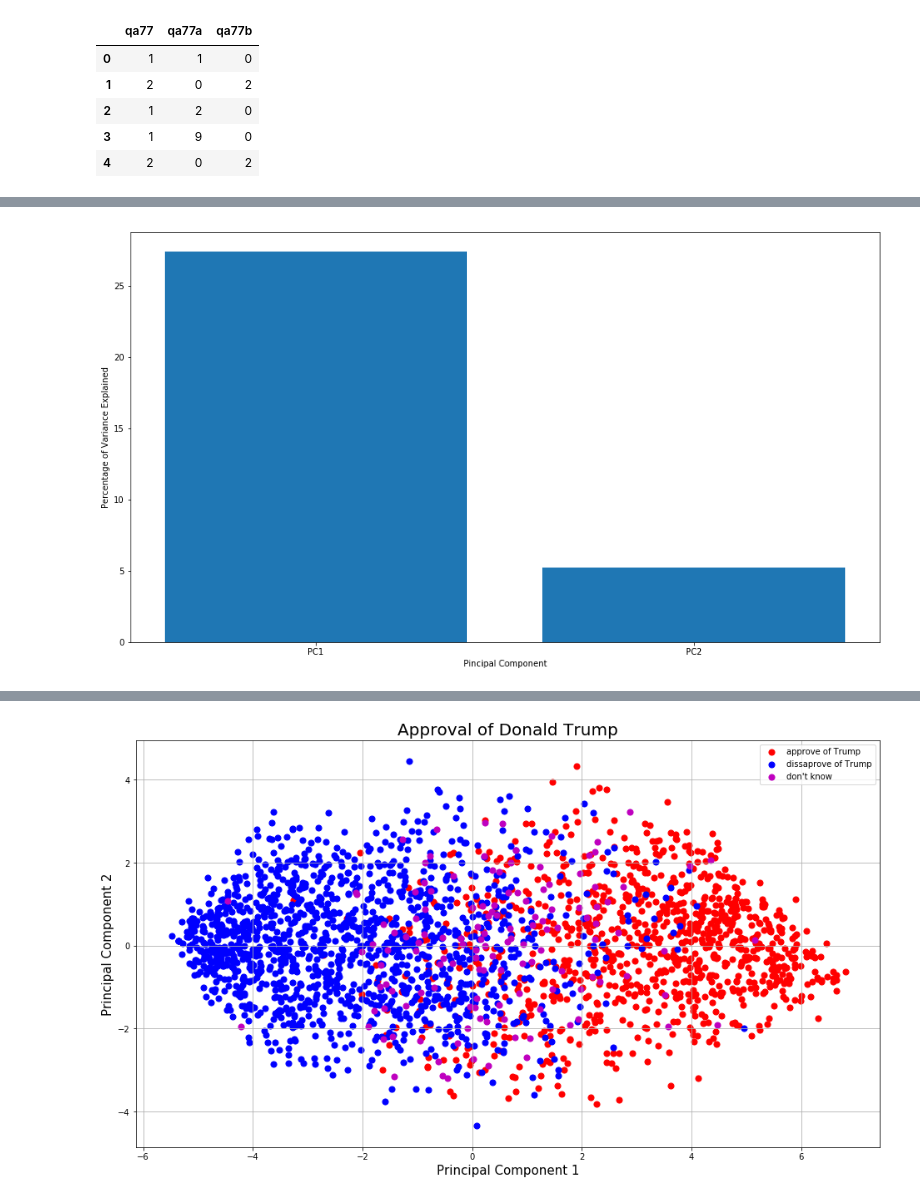
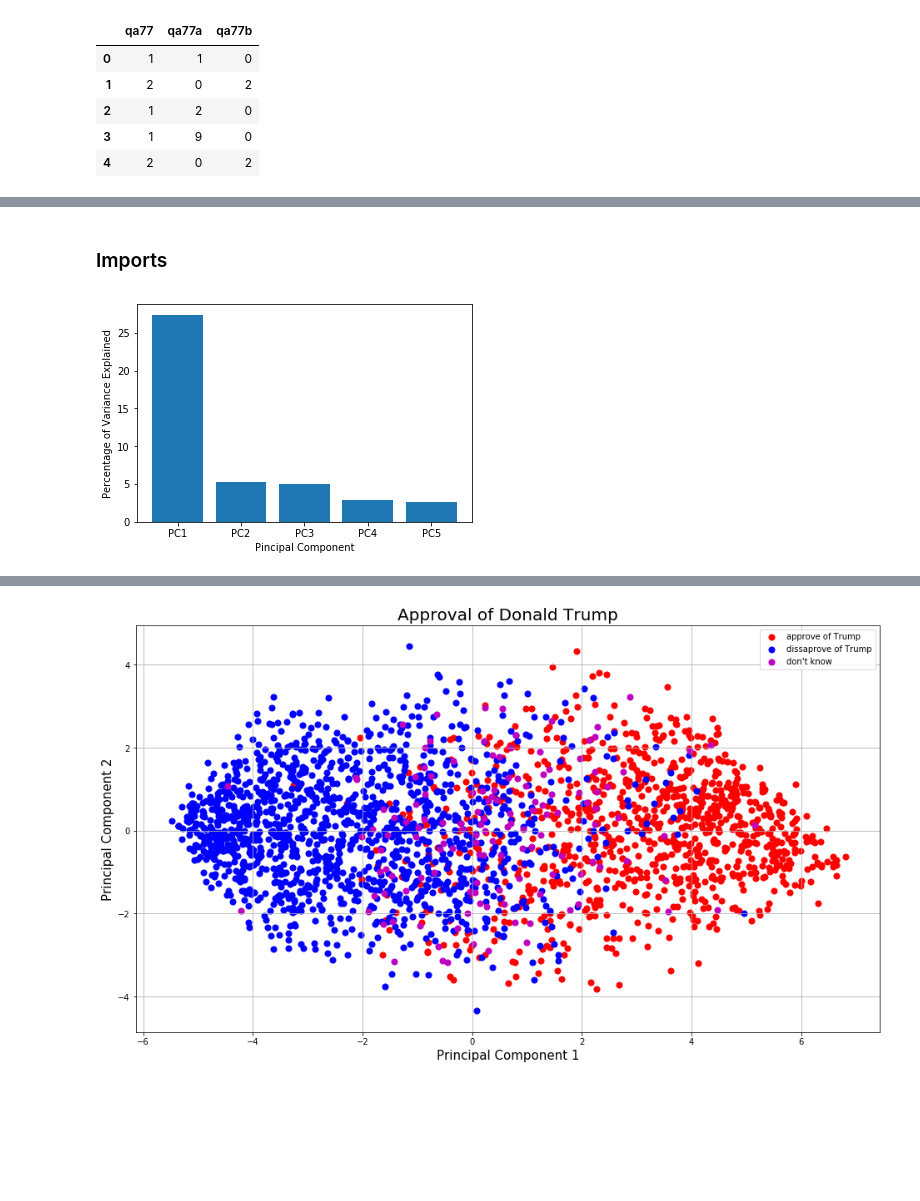
Before and after one commit to taylor-rao/unsupervised, a Jupyter notebook: unsupervised.ipynb, the cells around one changed output, grey strips where cells are left out. Saved outputs shown, nothing was run; the diff lists cells and outputs as text; code cells hidden in the pictures; blank space fills up the shorter version.

```diff
--- a/unsupervised.ipynb
+++ b/unsupervised.ipynb
@@ -332,0 +183,2 @@ cleaned.tail()
+# %% [markdown]
+### Imports
@@ -333,16 +188,13 @@ cleaned.tail()
 # %%
-from sklearn.decomposition import PCA
-pca = PCA(2)
+pca = PCA(5)
 principalComponents = pca.fit_transform(cleaned)
-#principalDf = pd.DataFrame(data = principalComponents, columns = ['principal component 1', 'principal component 2'])
 per_var = np.round(pca.explained_variance_ratio_* 100, decimals = 1)
 labels = ['PC' + str(x) for x in range(1, len(per_var )+1)]
+
+
+plt.bar(range(1,len(per_var)+1), per_var, tick_label=labels)
+plt.ylabel('Percentage of Variance Explained')
+plt.xlabel('Pincipal Component')
+plt.show()
+# %% [output]
+[figure, added]
-# %%
-import matplotlib.pyplot as plt
-
-plt.bar(range(1,len(per_var)+1), per_var, tick_label=labels)
-plt.ylabel('Percentage of Variance Explained')
-plt.xlabel('Pincipal Component')
-plt.show()
-# %% [output]
-[figure, removed]
```
Also changed, not shown: parts of 45 cells of this notebook.
